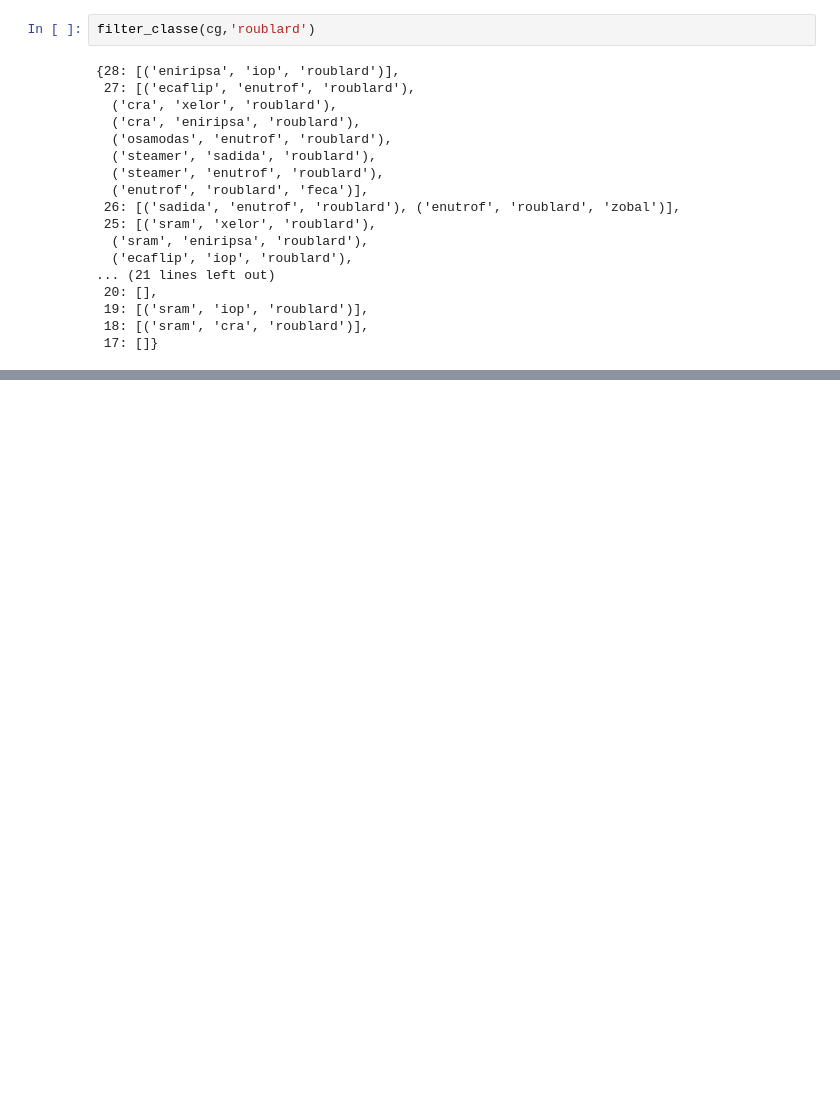
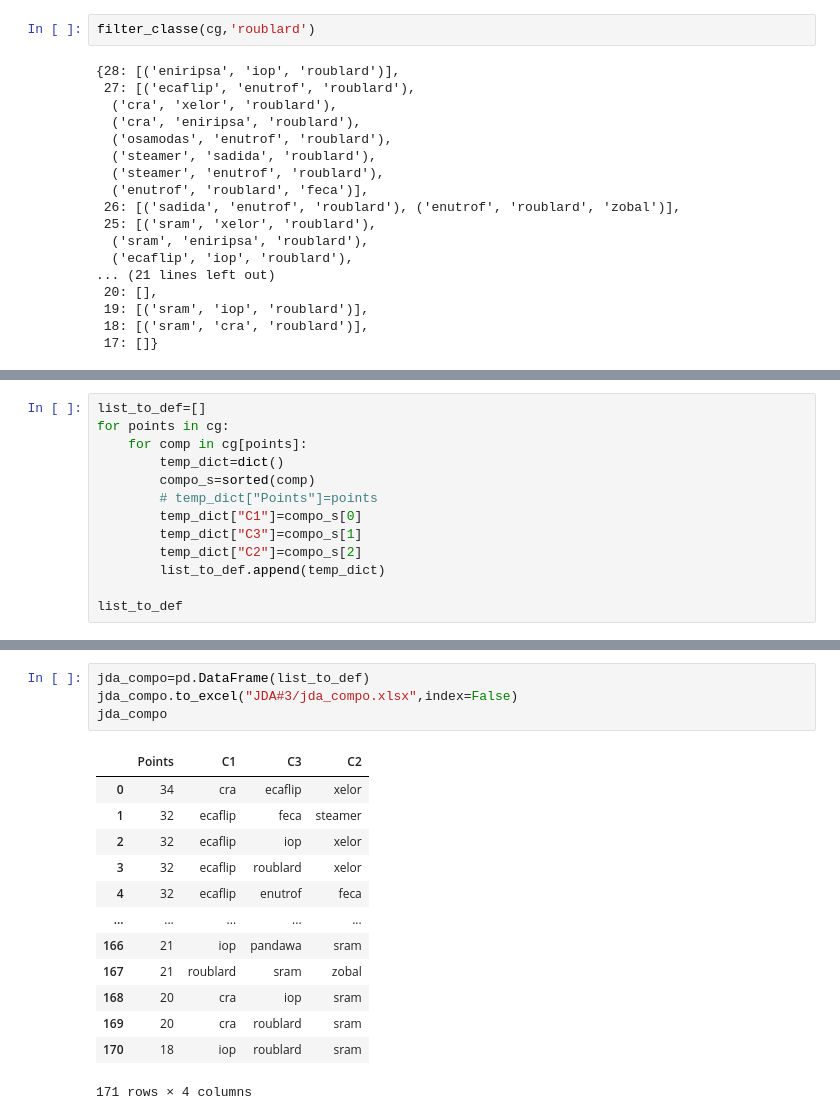
Before and after one commit to Warp-dt/Tournaments-stats, a Jupyter notebook: restri_points.ipynb, the cells around one changed output, grey strips where cells are left out. Drawn from its saved outputs; the diff is of its cells as text; blank space fills up the shorter version.

```diff
--- a/restri_points.ipynb
+++ b/restri_points.ipynb
@@ -1092,0 +1274,13 @@ filter_classe(cg,'roublard')
+# %%
+list_to_def=[]
+for points in cg:
+    for comp in cg[points]:
+        temp_dict=dict()
+        compo_s=sorted(comp)
+        # temp_dict["Points"]=points
+        temp_dict["C1"]=compo_s[0]
+        temp_dict["C3"]=compo_s[1]
+        temp_dict["C2"]=compo_s[2]
+        list_to_def.append(temp_dict)
+
+list_to_def
@@ -1092,0 +1305,18 @@ filter_classe(cg,'roublard')
+# %%
+jda_compo=pd.DataFrame(list_to_def)
+jda_compo.to_excel("JDA#3/jda_compo.xlsx",index=False)
+jda_compo
+# %% [output]
+|  | Points | C1 | C3 | C2 |
+| 0 | 34 | cra | ecaflip | xelor |
+| 1 | 32 | ecaflip | feca | steamer |
+| 2 | 32 | ecaflip | iop | xelor |
+| 3 | 32 | ecaflip | roublard | xelor |
+| 4 | 32 | ecaflip | enutrof | feca |
+| ... | ... | ... | ... | ... |
+| 166 | 21 | iop | pandawa | sram |
+| 167 | 21 | roublard | sram | zobal |
+| 168 | 20 | cra | iop | sram |
+| 169 | 20 | cra | roublard | sram |
+| 170 | 18 | iop | roublard | sram |
+171 rows × 4 columns
```
Also changed, not shown: parts of 38 cells of this notebook, 37 other files.
